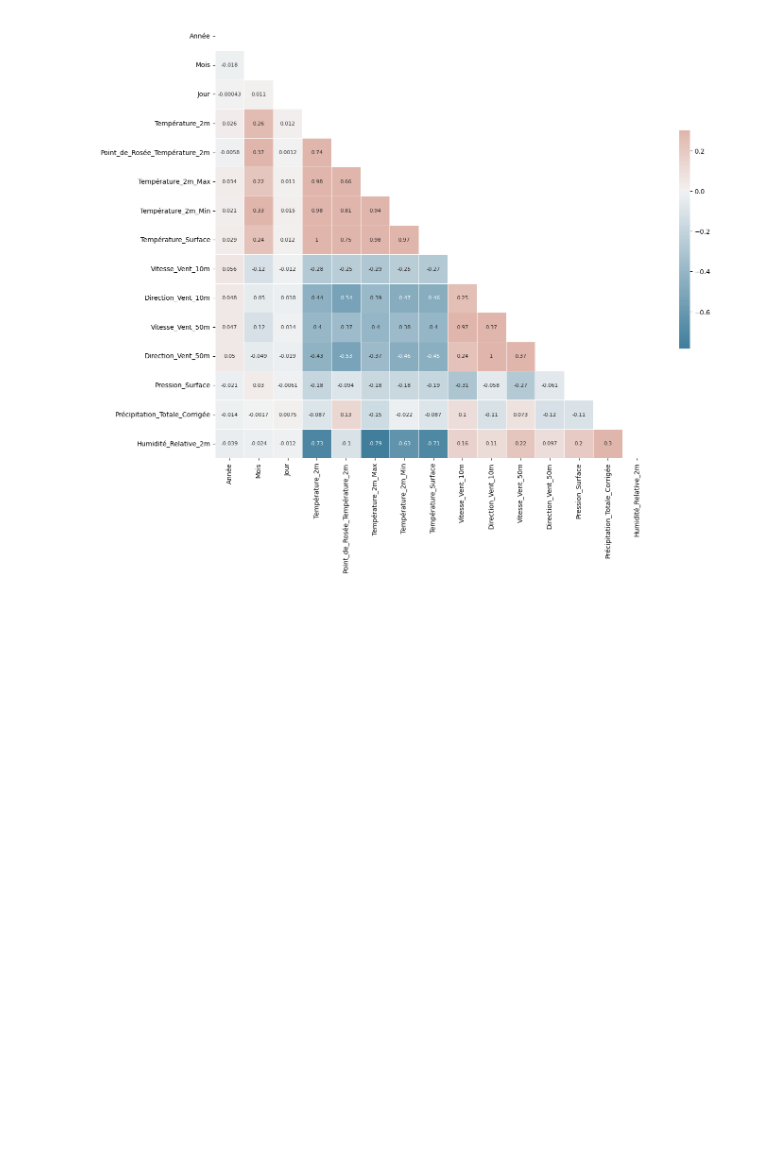
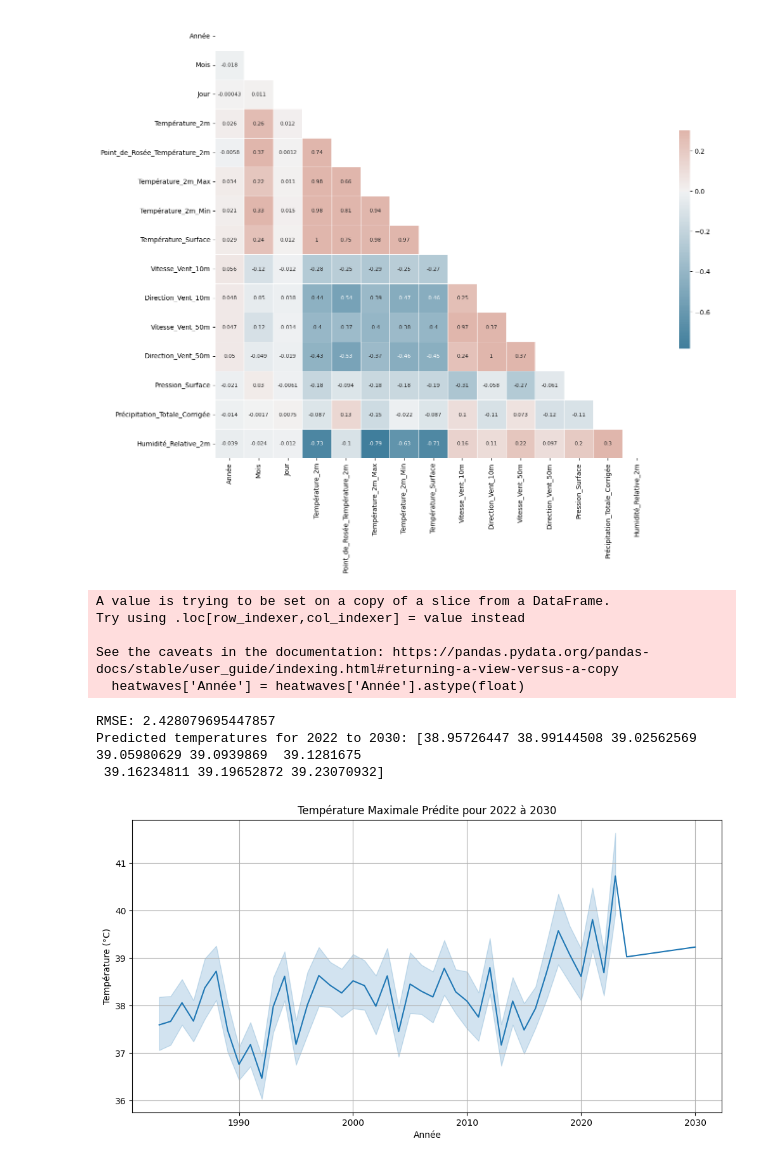
Before and after one commit to AzyzHm/Tunisia-Weather-Analysis, a Jupyter notebook: analyse_météo_tunisienne.ipynb, the cells around one changed output. Cells and saved outputs as stored; diff of their text form; code cells hidden in the pictures; blank space fills up the shorter version.

Commit message:
added the maching learning model

```diff
--- a/analyse_météo_tunisienne.ipynb
+++ b/analyse_météo_tunisienne.ipynb
@@ -484,3 +479,53 @@ sns.heatmap(corr, mask=mask, cmap=cmap, vmax=.3, center=0,
 plt.show()
 # %% [output]
 [figure]
+# %%
+# 1. Preprocessing
+heatwaves['Année'] = heatwaves['Année'].astype(float)
+
+# 2. Feature Selection
+features = heatwaves[['Année']]
+target = heatwaves['Température_2m_Max']
+
+# Split the data into training set and test set
+features_train, features_test, target_train, target_test = train_test_split(features, target, test_size=0.2, random_state=42)
+
+# 3. Model Selection
+model = LinearRegression()
+
+# 4. Model Training
+model.fit(features_train, target_train)
+
+# Check the model performance on test data
+target_pred = model.predict(features_test)
+print('RMSE:', np.sqrt(mean_squared_error(target_test, target_pred)))
+
+# 5. Prediction
+future_years = np.array(range(2022, 2031)).reshape(-1, 1)
+future_temps = model.predict(future_years)
+print('Predicted temperatures for 2022 to 2030:', future_temps)
+
+# Create a DataFrame with the future years and temperatures
+future_df = pd.DataFrame({'Année': future_years.flatten(), 'Température_2m_Max': future_temps})
+
+# Append the future DataFrame to the original DataFrame
+total_df = pd.concat([heatwaves, future_df])
+
+# Plot the actual and predicted temperatures
+plt.figure(figsize=(12, 6))
+sns.lineplot(x='Année', y='Température_2m_Max', data=total_df)
+plt.xlabel('Année')
+plt.ylabel('Température (°C)')
+plt.title('Température Maximale Prédite pour 2022 à 2030')
+plt.grid(True)
+plt.show()
+# %% [output]
+A value is trying to be set on a copy of a slice from a DataFrame.
+Try using .loc[row_indexer,col_indexer] = value instead
+
+See the caveats in the documentation: https://pandas.pydata.org/pandas-docs/stable/user_guide/indexing.html#returning-a-view-versus-a-copy
+  heatwaves['Année'] = heatwaves['Année'].astype(float)
+RMSE: 2.428079695447857
+Predicted temperatures for 2022 to 2030: [38.95726447 38.99144508 39.02562569 39.05980629 39.0939869  39.1281675
+ 39.16234811 39.19652872 39.23070932]
+[figure, added]
```
Also changed, not shown: parts of 14 cells of this notebook.
